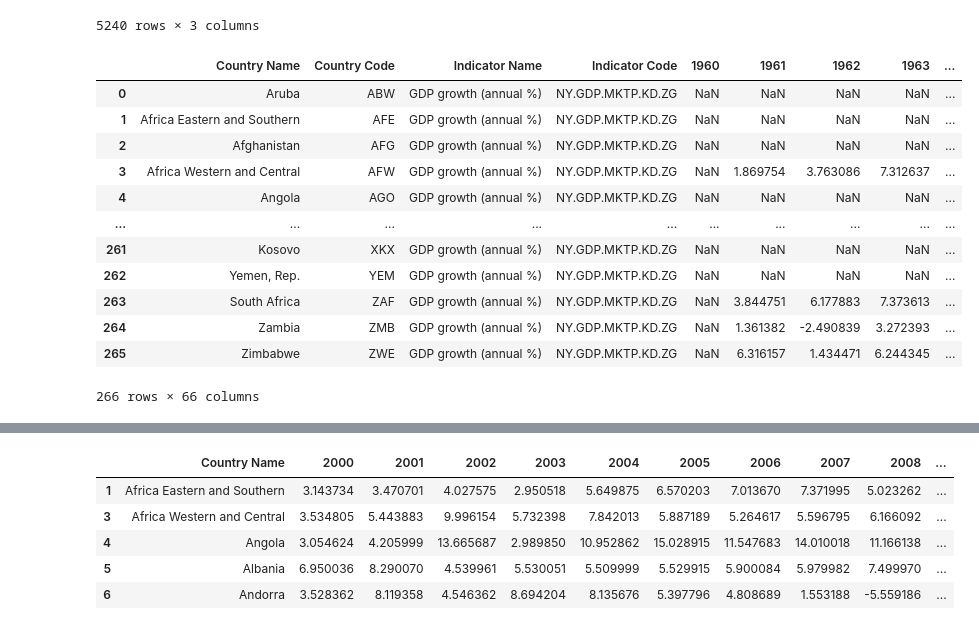
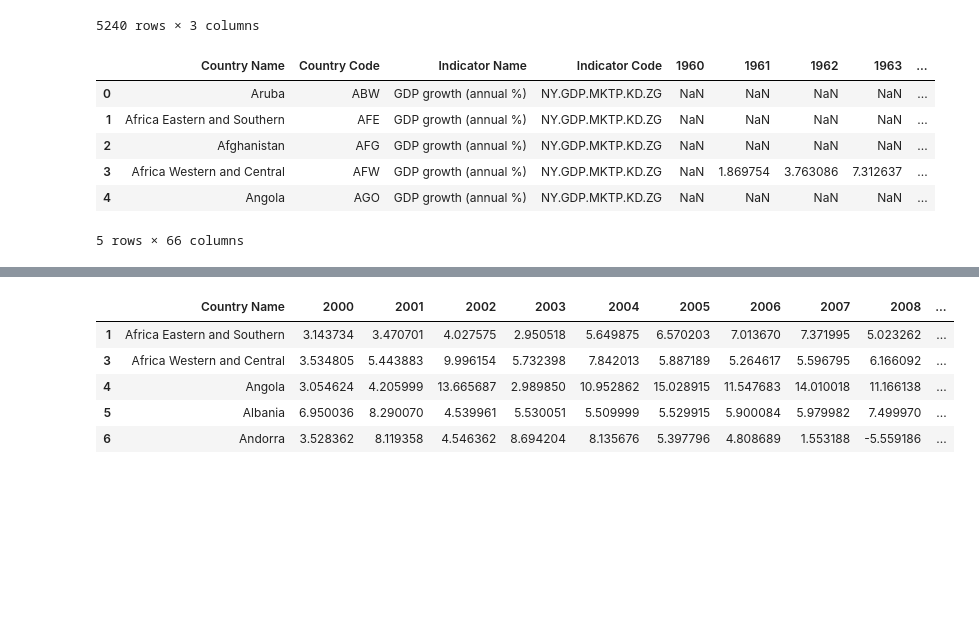
Before and after one commit to proyecto-analitica-empresarial/Entrega, a Jupyter notebook: Analitica_empresarial_Copy1.ipynb, the cells around one changed output, grey strips where cells are left out. Saved outputs shown, nothing was run; the diff lists cells and outputs as text; code cells hidden in the pictures; blank space fills up the shorter version.

```diff
--- a/Analitica_empresarial_Copy1.ipynb
+++ b/Analitica_empresarial_Copy1.ipynb
@@ -34,0 +24,3 @@ df1
+# %%
+# Setea el máximo de lineas a mostrar
+pd.set_option('display.max_rows', 1000)
@@ -183,21 +390,15 @@ df1_melted
 # %%
 #realizamos el mismo procedimiento para el segundo dataset
 df2 = pd.read_csv("Datasets/GDP_annual_growth_NEW.csv")
-df2
+df2.head()
 # %% [output]
 |  | Country Name | Country Code | Indicator Name | Indicator Code | 1960 | 1961 | 1962 | 1963 | ... |
 | 0 | Aruba | ABW | GDP growth (annual %) | NY.GDP.MKTP.KD.ZG | NaN | NaN | NaN | NaN | ... |
 | 1 | Africa Eastern and Southern | AFE | GDP growth (annual %) | NY.GDP.MKTP.KD.ZG | NaN | NaN | NaN | NaN | ... |
 | 2 | Afghanistan | AFG | GDP growth (annual %) | NY.GDP.MKTP.KD.ZG | NaN | NaN | NaN | NaN | ... |
 | 3 | Africa Western and Central | AFW | GDP growth (annual %) | NY.GDP.MKTP.KD.ZG | NaN | 1.869754 | 3.763086 | 7.312637 | ... |
 | 4 | Angola | AGO | GDP growth (annual %) | NY.GDP.MKTP.KD.ZG | NaN | NaN | NaN | NaN | ... |
-| ... | ... | ... | ... | ... | ... | ... | ... | ... | ... |
-| 261 | Kosovo | XKX | GDP growth (annual %) | NY.GDP.MKTP.KD.ZG | NaN | NaN | NaN | NaN | ... |
-| 262 | Yemen, Rep. | YEM | GDP growth (annual %) | NY.GDP.MKTP.KD.ZG | NaN | NaN | NaN | NaN | ... |
-| 263 | South Africa | ZAF | GDP growth (annual %) | NY.GDP.MKTP.KD.ZG | NaN | 3.844751 | 6.177883 | 7.373613 | ... |
-| 264 | Zambia | ZMB | GDP growth (annual %) | NY.GDP.MKTP.KD.ZG | NaN | 1.361382 | -2.490839 | 3.272393 | ... |
-| 265 | Zimbabwe | ZWE | GDP growth (annual %) | NY.GDP.MKTP.KD.ZG | NaN | 6.316157 | 1.434471 | 6.244345 | ... |
-266 rows × 66 columns
+5 rows × 66 columns
 # %%
 # borrar de df2 las columnas correspondientes a los años anteriores a 2000 (porque tiene datos incompletos anteriores a esa fecha)
 # y el año 2020 que eliminó de df1 porque no tiene datos, así quedan similares los dfs
```
Also changed, not shown: parts of 30 cells of this notebook.
